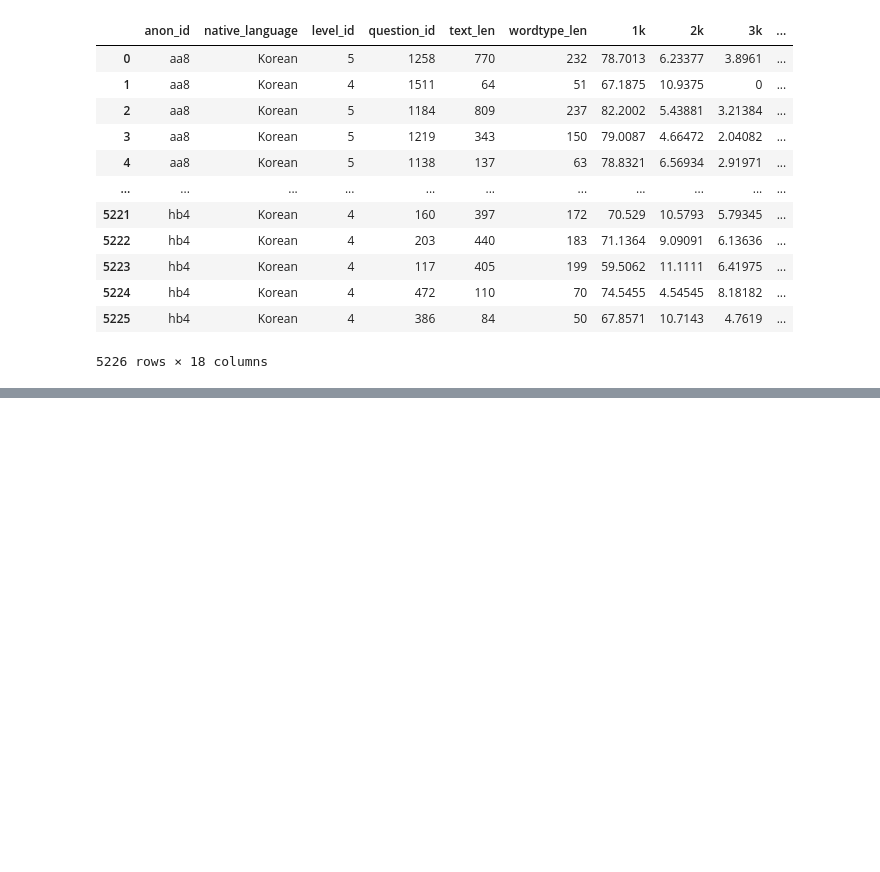
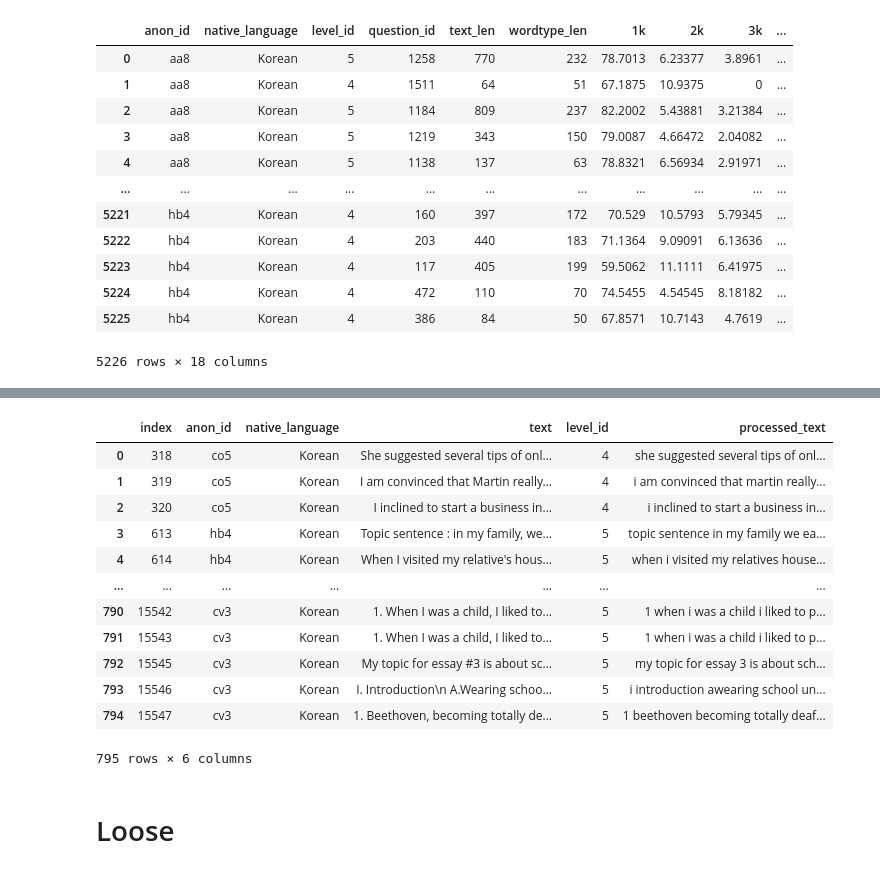
Before and after one commit to mencer456/LRDC-Research, a Jupyter notebook: Data Analysis.ipynb, the cells around one changed output, grey strips where cells are left out. Cells and saved outputs as stored; diff of their text form; code cells hidden in the pictures; blank space fills up the shorter version.

```diff
--- a/Data Analysis.ipynb
+++ b/Data Analysis.ipynb
@@ -802,0 +804,4 @@ da2.to_csv('C:/Users/Hanna/Documents/GitHub/LRDC-Research/DataAnalysis2.csv')
+# %%
+whole_txts=stu_ans_crs.copy()
+whole_txts=whole_txts.drop(columns=['index','gender','answer_id','question_id','text_len','wordtype_len'])
+whole_txts
@@ -802,0 +840,13 @@ da2.to_csv('C:/Users/Hanna/Documents/GitHub/LRDC-Research/DataAnalysis2.csv')
+# %%
+def langlvl(start,lvllist,spec_lang, lang_col):
+    df=start.copy()
+    index=0
+    rows=[]
+    for i in df.anon_id:
+        lang=df.at[index,lang_col]
+        if i not in lvllist or lang!=spec_lang:
+            rows.append(index)
+        index+=1
+    df=df.drop(labels=rows,axis=0)
+  #  print(df)
+    return df.reset_index()
@@ -802,0 +858,19 @@ da2.to_csv('C:/Users/Hanna/Documents/GitHub/LRDC-Research/DataAnalysis2.csv')
+# %%
+#KOREAN DFs WHOLE
+whole_txt34_kor=langlvl(whole_txts, lvls34, 'Korean', 'native_language')
+whole_txt45_kor=langlvl(whole_txts, lvls45, 'Korean', 'native_language')
+whole_txt35_kor=langlvl(whole_txts, all_three, 'Korean', 'native_language')
+# %% [output]
+|  | index | anon_id | native_language | text | level_id | processed_text |
+| 0 | 318 | co5 | Korean | She suggested several tips of onl... | 4 | she suggested several tips of onl... |
+| 1 | 319 | co5 | Korean | I am convinced that Martin really... | 4 | i am convinced that martin really... |
+| 2 | 320 | co5 | Korean | I inclined to start a business in... | 4 | i inclined to start a business in... |
+| 3 | 613 | hb4 | Korean | Topic sentence : in my family, we... | 5 | topic sentence in my family we ea... |
+| 4 | 614 | hb4 | Korean | When I visited my relative's hous... | 5 | when i visited my relatives house... |
+| ... | ... | ... | ... | ... | ... | ... |
+| 790 | 15542 | cv3 | Korean | 1. When I was a child, I liked to... | 5 | 1 when i was a child i liked to p... |
+| 791 | 15543 | cv3 | Korean | 1. When I was a child, I liked to... | 5 | 1 when i was a child i liked to p... |
+| 792 | 15545 | cv3 | Korean | My topic for essay #3 is about sc... | 5 | my topic for essay 3 is about sch... |
+| 793 | 15546 | cv3 | Korean | I. Introduction\n A.Wearing schoo... | 5 | i introduction awearing school un... |
+| 794 | 15547 | cv3 | Korean | 1. Beethoven, becoming totally de... | 5 | 1 beethoven becoming totally deaf... |
+795 rows × 6 columns
@@ -802,0 +882,2 @@ da2.to_csv('C:/Users/Hanna/Documents/GitHub/LRDC-Research/DataAnalysis2.csv')
+# %% [markdown]
+# Loose
```
Also changed, not shown: parts of 10 cells of this notebook, 2 other files.
